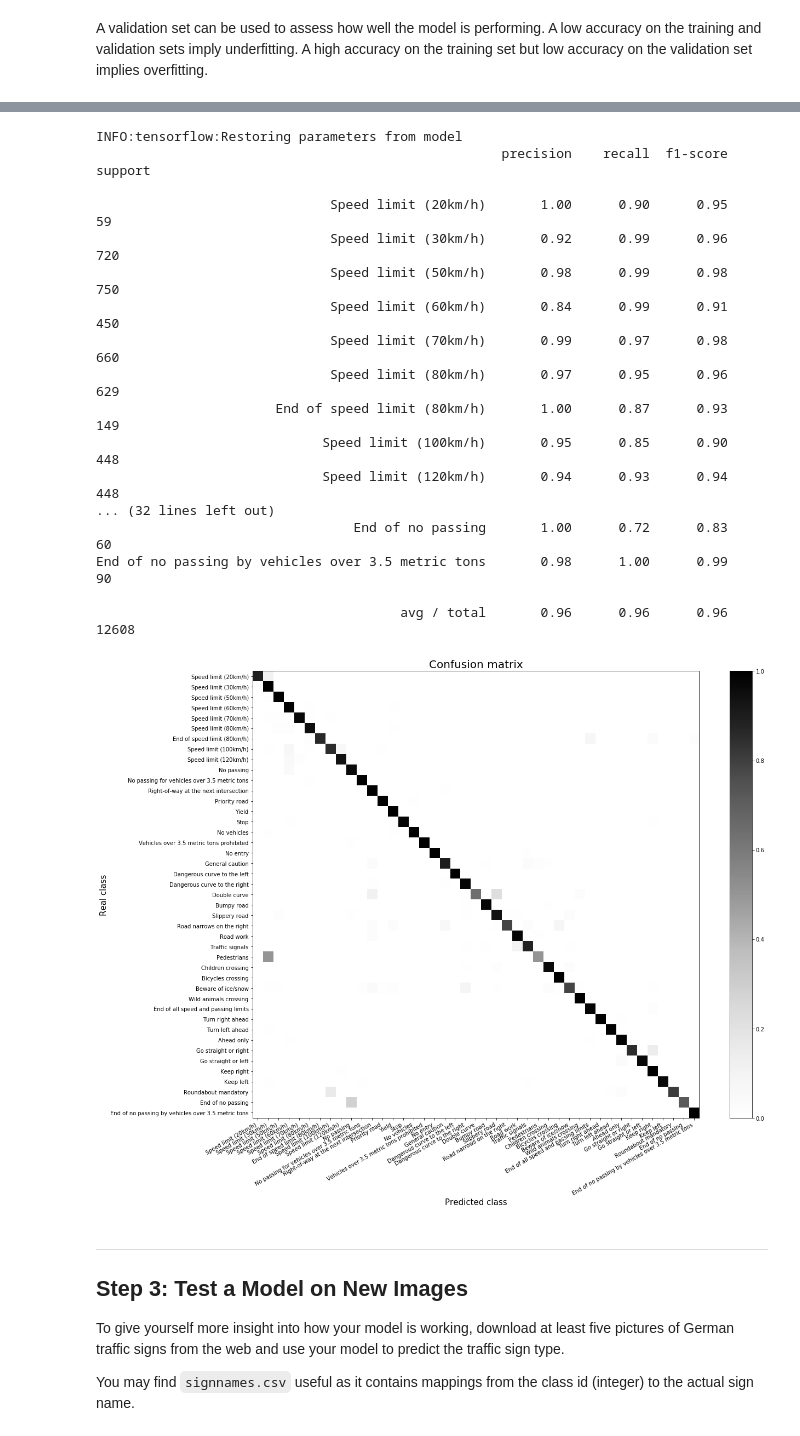
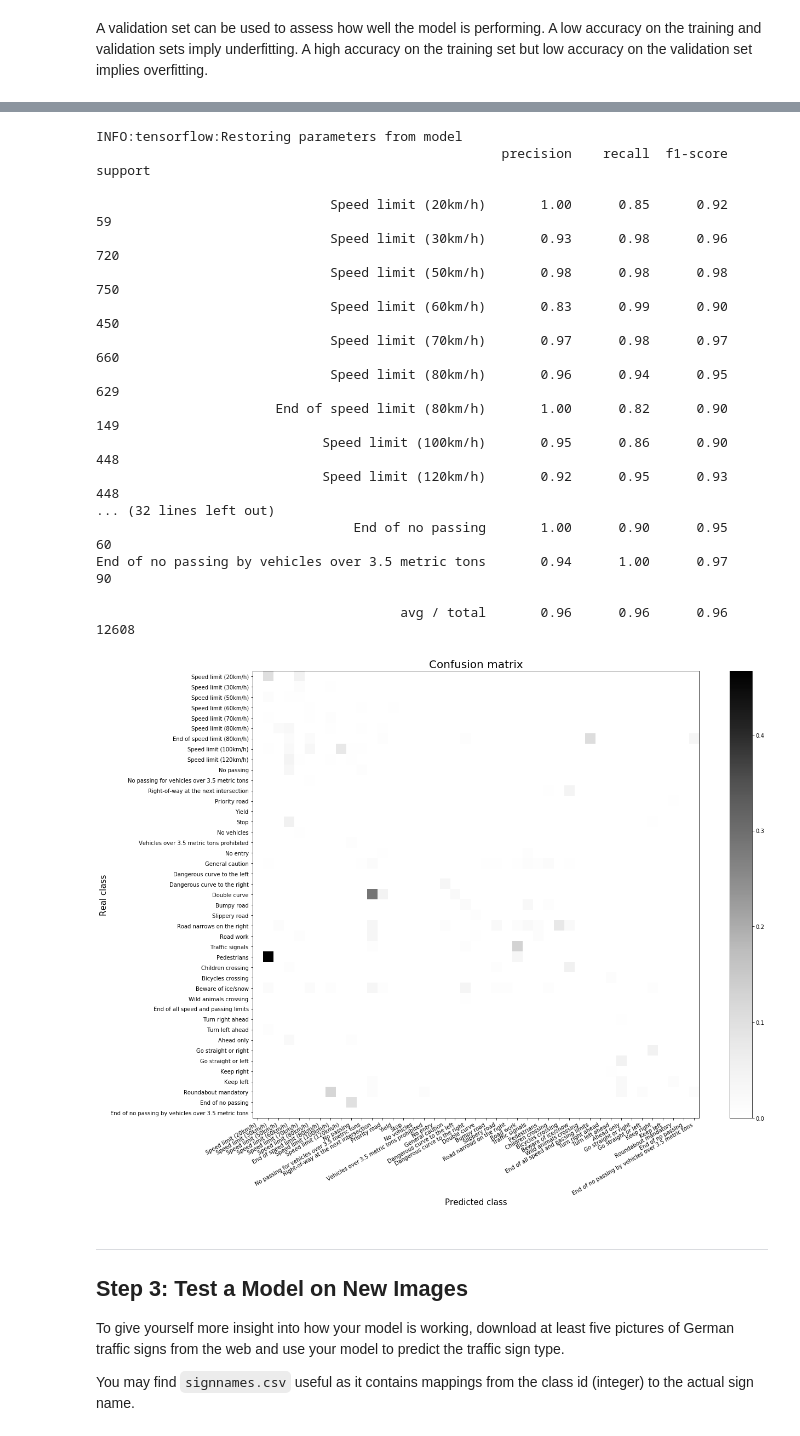
Before and after one commit to undo76/CarND-Traffic-Sign-Classifier-Project, a Jupyter notebook: Traffic_Sign_Classifier.ipynb, the cells around one changed output, grey strips where cells are left out. Saved outputs shown, nothing was run; the diff lists cells and outputs as text; code cells hidden in the pictures.

```diff
--- a/Traffic_Sign_Classifier.ipynb
+++ b/Traffic_Sign_Classifier.ipynb
@@ -287,7 +288,7 @@ def build_model(input_shape, n_classes):
     summaries = tf.summary.merge_all()
     return namedtuple('Model', ' '.join(locals().keys()))(**locals())
 
-def get_batch(X, y=None, batch_size=None, shuffle=True):
+def get_batch(X, y=None, batch_size=None, shuffle=True, truncate_last_batch=True):
     if batch_size is None:
         batch_size=X.shape[0]
 
@@ -299,7 +300,12 @@ def get_batch(X, y=None, batch_size=None, shuffle=True):
     if y is not None:
         arrays = [X, y]
 
-    for start_idx in range(0, idxs.shape[0] - batch_size + 1, batch_size):
+    if truncate_last_batch:
+        rng = range(0, idxs.shape[0] - batch_size + 1, batch_size)
+    else:
+        rng = range(0, idxs.shape[0], batch_size)
+
+    for start_idx in rng:
         slice = idxs[start_idx:start_idx + batch_size]
         if y is not None:
             yield (a[slice] for a in arrays)
@@ -350,7 +356,7 @@ def fit(model, X_train, y_train, X_valid, y_valid,
 
         saver.save(sess, save_path)
 
-def predict(X, k=5, load_path='model', batch_size=64):
+def predict(X, k=1, load_path='model', batch_size=64):
     loaded_graph = tf.Graph()
     with tf.Session(graph=loaded_graph) as sess:
         loader = tf.train.import_meta_graph('{}.meta'.format(load_path))
@@ -427,18 +433,18 @@ print(classification_report(y_test[:y_test_pred.shape[0]], y_test_pred, target_n
 INFO:tensorflow:Restoring parameters from model
                                                     precision    recall  f1-score   support
 
-                              Speed limit (20km/h)       1.00      0.90      0.95        59
-                              Speed limit (30km/h)       0.92      0.99      0.96       720
-                              Speed limit (50km/h)       0.98      0.99      0.98       750
-                              Speed limit (60km/h)       0.84      0.99      0.91       450
-                              Speed limit (70km/h)       0.99      0.97      0.98       660
-                              Speed limit (80km/h)       0.97      0.95      0.96       629
-                       End of speed limit (80km/h)       1.00      0.87      0.93       149
-                             Speed limit (100km/h)       0.95      0.85      0.90       448
-                             Speed limit (120km/h)       0.94      0.93      0.94       448
+                              Speed limit (20km/h)       1.00      0.85      0.92        59
+                              Speed limit (30km/h)       0.93      0.98      0.96       720
+                              Speed limit (50km/h)       0.98      0.98      0.98       750
+                              Speed limit (60km/h)       0.83      0.99      0.90       450
+                              Speed limit (70km/h)       0.97      0.98      0.97       660
+                              Speed limit (80km/h)       0.96      0.94      0.95       629
+                       End of speed limit (80km/h)       1.00      0.82      0.90       149
+                             Speed limit (100km/h)       0.95      0.86      0.90       448
+                             Speed limit (120km/h)       0.92      0.95      0.93       448
 ... (32 lines left out)
-                                 End of no passing       1.00      0.72      0.83        60
-End of no passing by vehicles over 3.5 metric tons       0.98      1.00      0.99        90
+                                 End of no passing       1.00      0.90      0.95        60
+End of no passing by vehicles over 3.5 metric tons       0.94      1.00      0.97        90
 
                                        avg / total       0.96      0.96      0.96     12608
 # %%
@@ -461,9 +467,9 @@ def plot_confusion_matrix(y_real, y_pred, remove_diagonal=True, normalize=True):
     plt.yticks(np.arange(n_classes), sign_names(np.arange(n_classes)), ha='right')
     plt.colorbar()
 # %%
-plot_confusion_matrix(y_test, y_test_pred, False, True)
+plot_confusion_matrix(y_test, y_test_pred, True, True)
 # %% [output]
-[figure, old version]
+[figure, new version]
 # %% [markdown]
 ---
 
```
Also changed, not shown: parts of 16 cells of this notebook.
